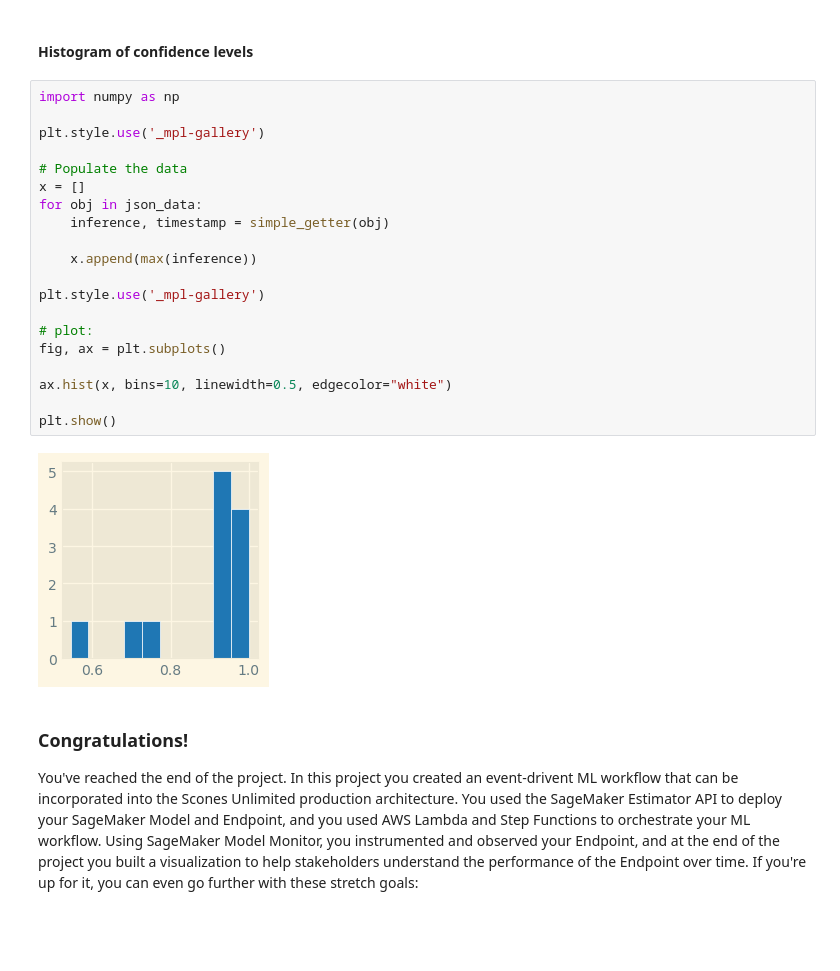
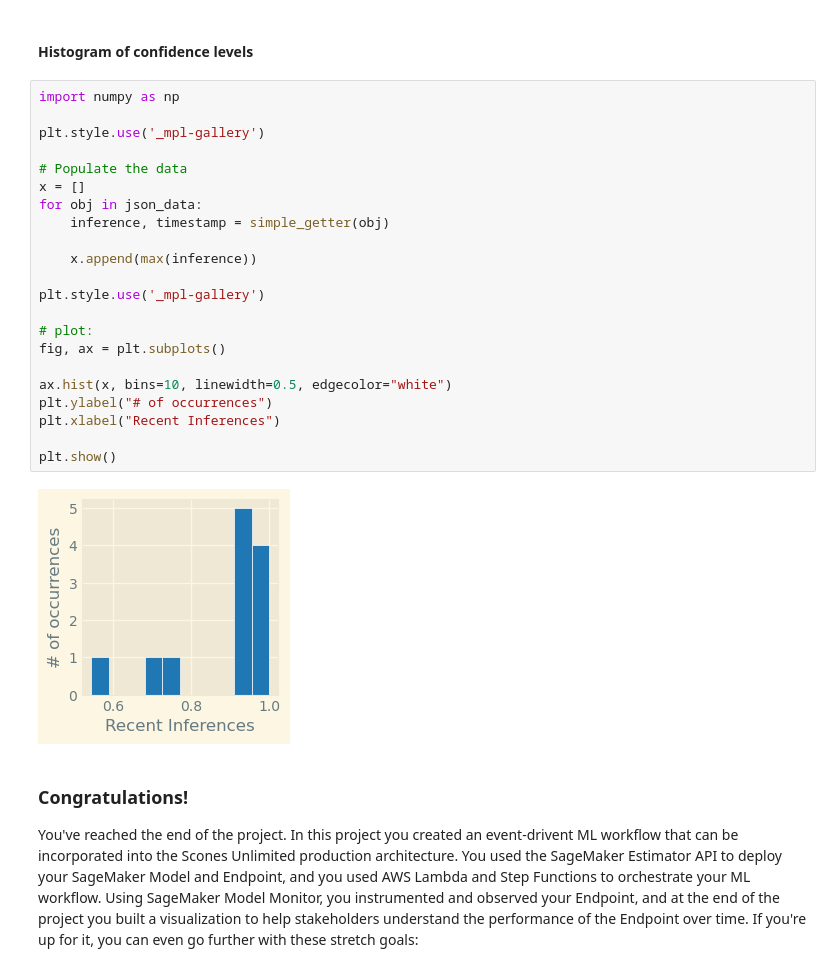
Before and after one commit to meditatingdragon/Developing-ML-Workflow, a Jupyter notebook: project/starter.ipynb, the cells around one changed output. Saved outputs shown, nothing was run; the diff lists cells and outputs as text; blank space fills up the shorter version.

Commit message:
add plot titles

```diff
--- a/project/starter.ipynb
+++ b/project/starter.ipynb
@@ -834,25 +834,27 @@ plt.gcf().autofmt_xdate()
 # %%
 import numpy as np
 
 plt.style.use('_mpl-gallery')
 
 # Populate the data
 x = []
 for obj in json_data:
     inference, timestamp = simple_getter(obj)
 
     x.append(max(inference))
 
 plt.style.use('_mpl-gallery')
 
 # plot:
 fig, ax = plt.subplots()
 
 ax.hist(x, bins=10, linewidth=0.5, edgecolor="white")
+plt.ylabel("# of occurrences")
+plt.xlabel("Recent Inferences")
 
 plt.show()
 # %% [output]
-[figure, old version]
+[figure, new version]
 # %% [markdown]
 ### Congratulations!
 
```
